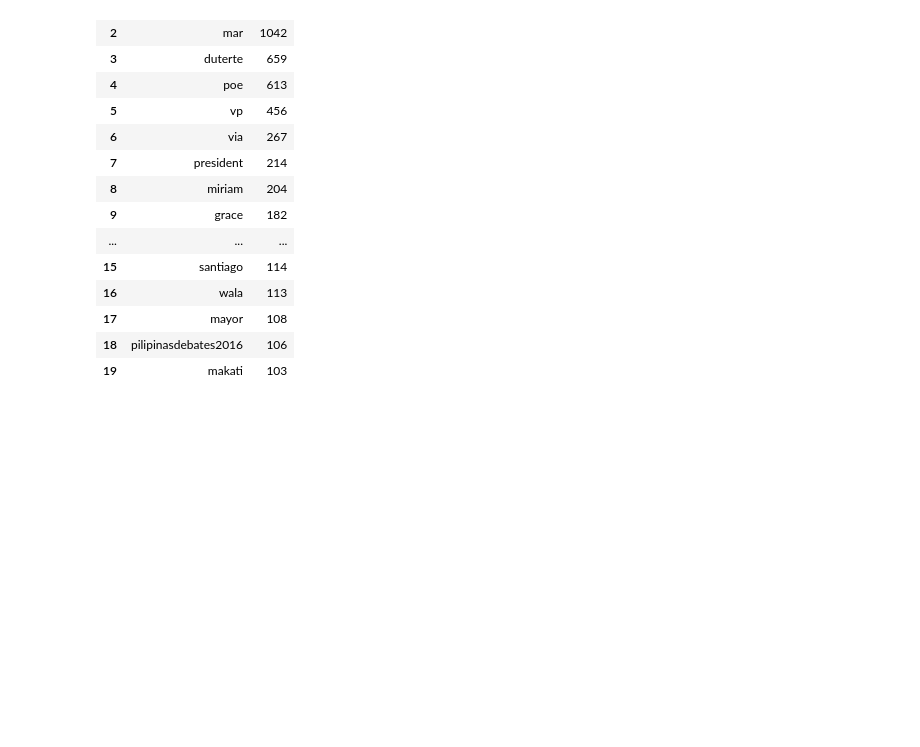
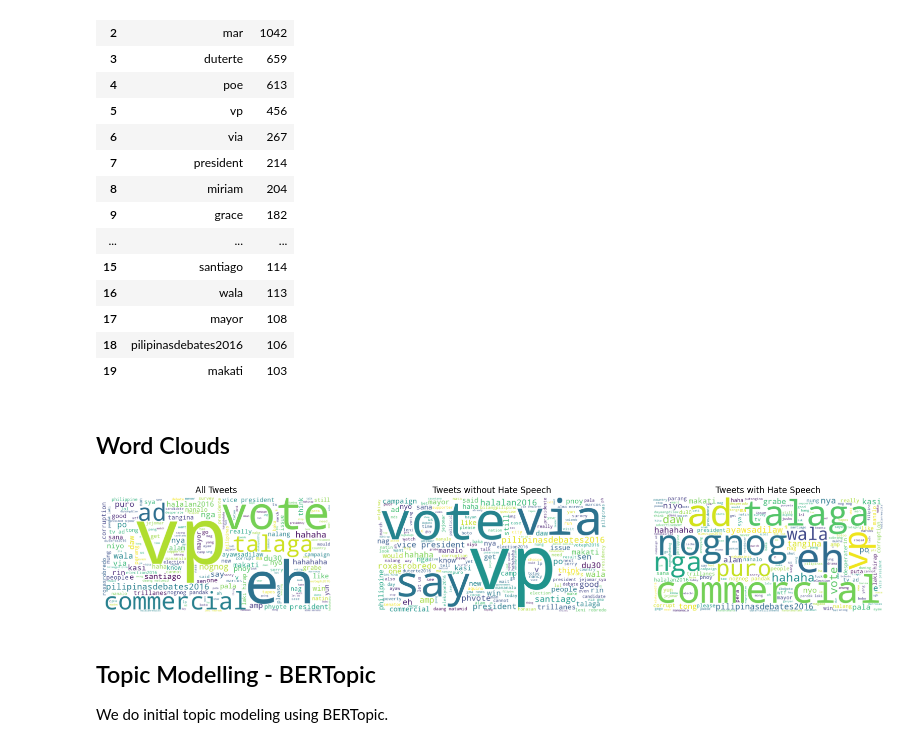
Before and after one commit to lendl-uy/hate-speech-detection, a Jupyter notebook: dataset/eda.ipynb, the cells around one changed output. Cells and saved outputs as stored; diff of their text form; code cells hidden in the pictures; blank space fills up the shorter version.

Commit message:
initial topic modeling

```diff
--- a/dataset/eda.ipynb
+++ b/dataset/eda.ipynb
@@ -301,3 +303,45 @@ See the caveats in the documentation: https://pandas.pydata.org/pandas-docs/stab
 | 17 | mayor | 108 |
 | 18 | pilipinasdebates2016 | 106 |
 | 19 | makati | 103 |
+# %% [markdown]
+## Word Clouds
+# %%
+# Exclude the following stopwords from the word cloud
+new_stopwords = {'mar','roxas','binay','duterte','mar roxas','poe','grace','miriam','mo'}
+
+# Generate a word cloud for the entire dataset
+all_text = ' '.join(train_df['tweets'])
+wordcloud_all = WordCloud(width=800, height=400, background_color='white', stopwords = new_stopwords).generate(all_text)
+
+# Generate word clouds for each segment (label 0 and label 1)
+label_0_text = ' '.join(train_df[train_df['label'] == 0]['tweets'])
+wordcloud_label_0 = WordCloud(width=800, height=400, background_color='white', stopwords = new_stopwords).generate(label_0_text)
+
+label_1_text = ' '.join(train_df[train_df['label'] == 1]['tweets'])
+wordcloud_label_1 = WordCloud(width=800, height=400, background_color='white', stopwords = new_stopwords).generate(label_1_text)
+
+# Plotting the word clouds
+plt.figure(figsize=(20, 10))
+
+plt.subplot(1, 3, 1)
+plt.imshow(wordcloud_all, interpolation='bilinear')
+plt.title('All Tweets')
+plt.axis('off')
+
+plt.subplot(1, 3, 2)
+plt.imshow(wordcloud_label_0, interpolation='bilinear')
+plt.title('Tweets without Hate Speech')
+plt.axis('off')
+
+plt.subplot(1, 3, 3)
+plt.imshow(wordcloud_label_1, interpolation='bilinear')
+plt.title('Tweets with Hate Speech')
+plt.axis('off')
+
+plt.show()
+# %% [output]
+[figure, added]
+# %% [markdown]
+## Topic Modelling - BERTopic
+
+We do initial topic modeling using BERTopic.
```
Also changed, not shown: parts of 14 cells of this notebook, 4 other files.
